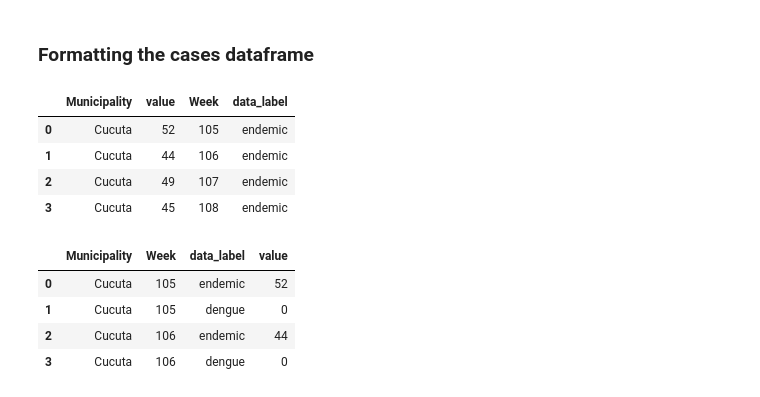
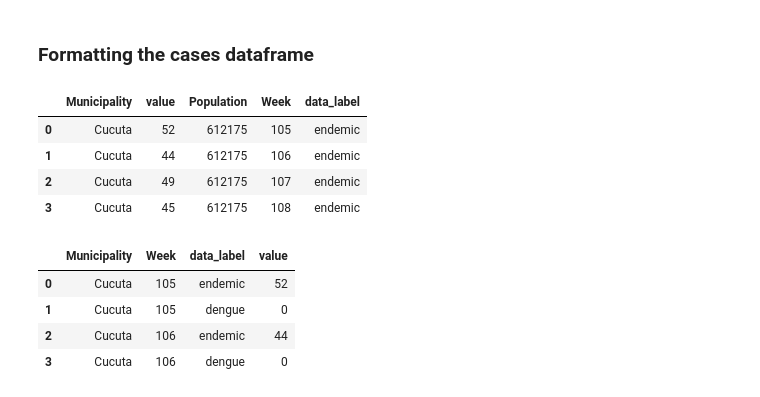
Before and after one commit to SahputraS/Advance-Statistics-For-Physics-Analysis, a Jupyter notebook: Outbreak_Detection_Evaluation_(Mosquito_Borne_Disease).ipynb, the cells around one changed output. Saved outputs shown, nothing was run; the diff lists cells and outputs as text; code cells hidden in the pictures.

```diff
--- a/Outbreak_Detection_Evaluation_(Mosquito_Borne_Disease).ipynb
+++ b/Outbreak_Detection_Evaluation_(Mosquito_Borne_Disease).ipynb
@@ -42,10 +54,26 @@ Labeling the outbreak on the datapoints that are above the 75th percentile. This
 # %%
 cases_cucuta = dengue_cucuta.drop(columns=['Year', 'Week_inY', 'Farrington_Flexible', 'EARS', 'ARIMA'])
+cases_bello = dengue_bello.drop(columns=['Year', 'Week_inY', 'Farrington_Flexible', 'EARS', 'ARIMA'])
+cases_moni = dengue_moni.drop(columns=['Year', 'Week_inY', 'Farrington_Flexible', 'EARS', 'ARIMA'])
 
-cc = cases_cucuta['Reported_Cases']
+cases_total = pd.DataFrame({
+    'Reported_Cases': (
+        cases_cucuta['Reported_Cases'] +
+        cases_bello['Reported_Cases'] +
+        cases_moni['Reported_Cases']
+    ),
+    "Population": (
+        cases_cucuta['Population'] +
+        cases_bello['Population'] +
+        cases_moni['Population']
+    ),
+    "Week": cases_cucuta['Week']
+})
+
+# Determine the threshold
 thres_percent = 75
-thres_cucuta = np.percentile(cc, thres_percent)
-
-cases_cucuta['data_label'] = np.where(cases_cucuta['Reported_Cases'] > thres_cucuta, 'dengue', 'endemic')
-cases_cucuta.head(3)
+thres_total = np.percentile(cases_total['Reported_Cases'], thres_percent)
+print(thres_total)
+cases_total['data_label'] = np.where(cases_total['Reported_Cases'] > thres_total, 'dengue', 'endemic')
+cases_total.head(3)
 # %% [output]
@@ -70,0 +85,3 @@ The threshold for dengue in Bello + Moniquira Mun. is 17.0 cases
+# %%
+cases_cucuta['data_label'] = cases_total['data_label']
+cases_cucuta.head(3)
@@ -70,0 +93,3 @@ The threshold for dengue in Bello + Moniquira Mun. is 17.0 cases
+# %%
+cases_bello['data_label'] = cases_total['data_label']
+cases_bello.head(3)
@@ -70,0 +101,3 @@ The threshold for dengue in Bello + Moniquira Mun. is 17.0 cases
+# %%
+cases_moni['data_label'] = cases_total['data_label']
+cases_moni.head(3)
@@ -114,15 +152,15 @@ def complete_data(df, x1, x2, label_col, val_col, fill_val=0, extra_labels=None)
 # %% [markdown]
 ### Formatting the cases dataframe
 # %%
-cases = pd.concat([cases_cucuta, cases_bemon], ignore_index=True)
+cases = pd.concat([cases_cucuta, cases_bello, cases_moni], ignore_index=True)
 cases = cases.rename(columns={'Reported_Cases': 'value'})
 cases.head(4)
 # %% [output]
-|  | Municipality | value | Week | data_label |
-| 0 | Cucuta | 52 | 105 | endemic |
-| 1 | Cucuta | 44 | 106 | endemic |
-| 2 | Cucuta | 49 | 107 | endemic |
-| 3 | Cucuta | 45 | 108 | endemic |
+|  | Municipality | value | Population | Week | data_label |
+| 0 | Cucuta | 52 | 612175 | 105 | endemic |
+| 1 | Cucuta | 44 | 612175 | 106 | endemic |
+| 2 | Cucuta | 49 | 612175 | 107 | endemic |
+| 3 | Cucuta | 45 | 612175 | 108 | endemic |
 # %%
 cases = complete_data(cases, x1='Municipality', x2='Week', label_col='data_label', val_col='value')
 cases.head(4)
```
Also changed, not shown: parts of 12 cells of this notebook.
